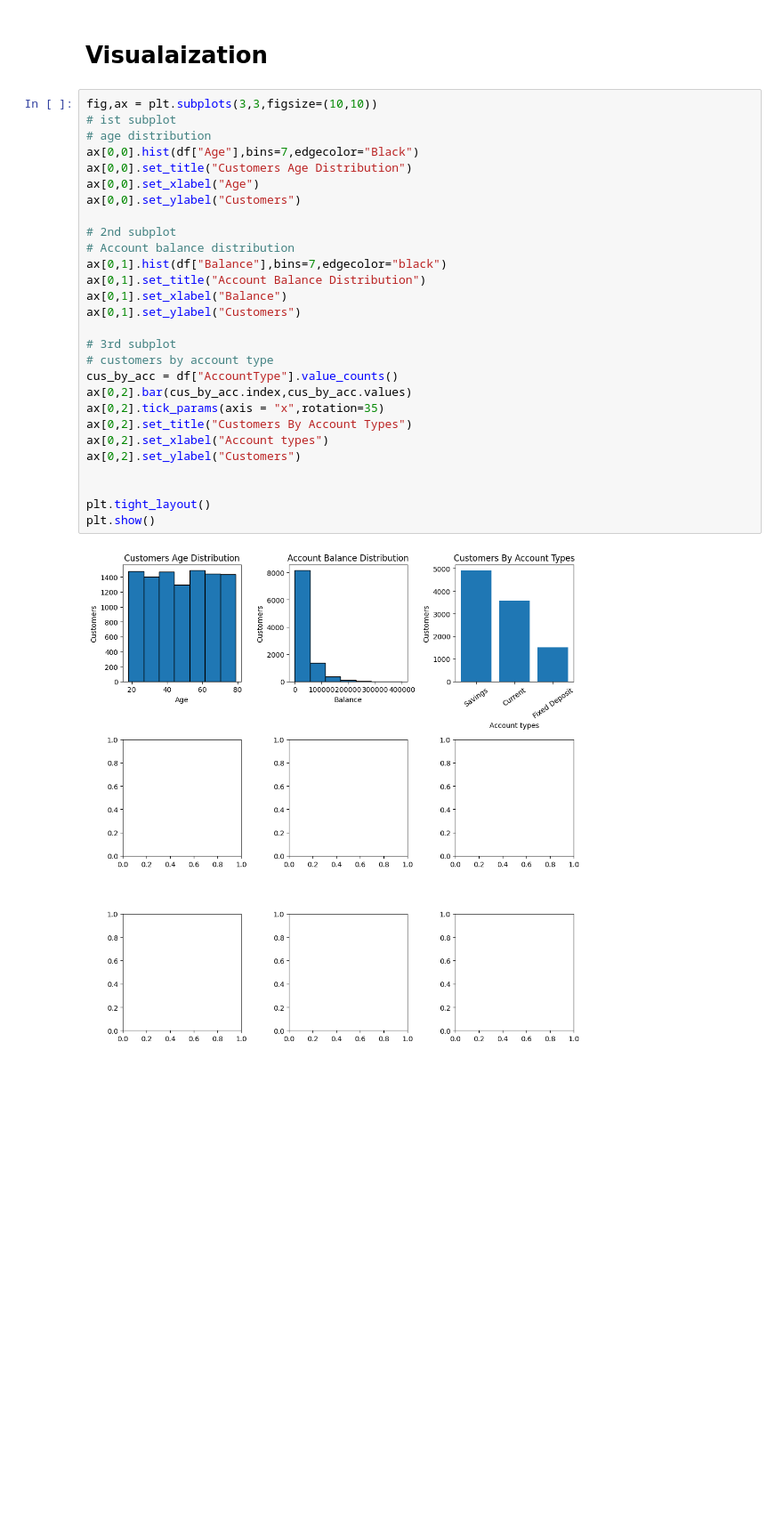
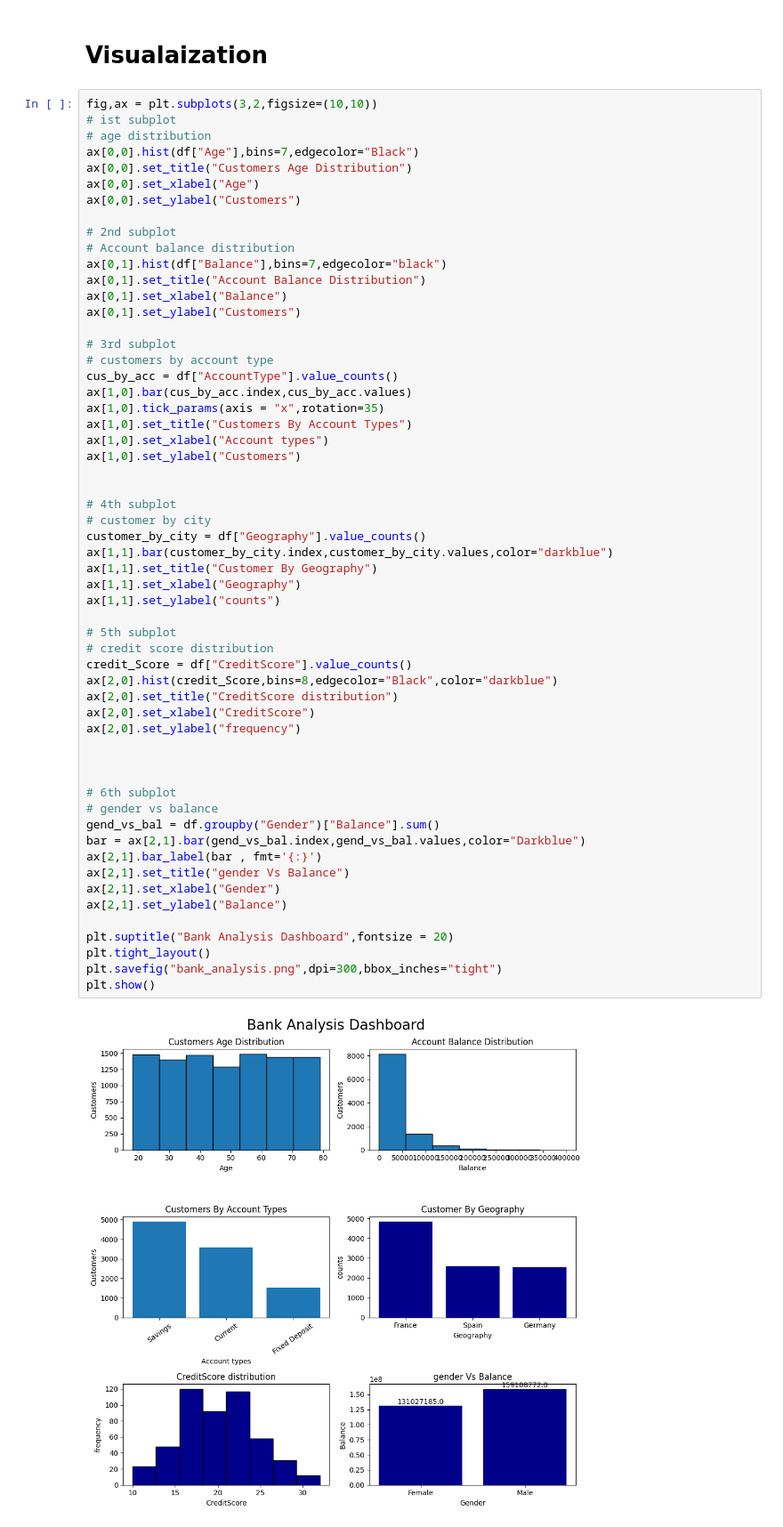
Before and after one commit to Engr-Jawad/Data-Science-Projects, a Jupyter notebook: Bank_Analysis/bank_analysis.ipynb, the cells around one changed output. Shown at 89% size. Saved outputs shown, nothing was run; the diff lists cells and outputs as text; blank space fills up the shorter version.

Commit message:
bank analysis visualaization complete

```diff
--- a/Bank_Analysis/bank_analysis.ipynb
+++ b/Bank_Analysis/bank_analysis.ipynb
@@ -118,32 +118,61 @@ Total number of complaints :  3959
 # %% [markdown]
 # Visualaization
 # %%
-fig,ax = plt.subplots(3,3,figsize=(10,10))
+fig,ax = plt.subplots(3,2,figsize=(10,10))
 # ist subplot
 # age distribution
 ax[0,0].hist(df["Age"],bins=7,edgecolor="Black")
 ax[0,0].set_title("Customers Age Distribution")
 ax[0,0].set_xlabel("Age")
 ax[0,0].set_ylabel("Customers")
 
 # 2nd subplot
 # Account balance distribution
 ax[0,1].hist(df["Balance"],bins=7,edgecolor="black")
 ax[0,1].set_title("Account Balance Distribution")
 ax[0,1].set_xlabel("Balance")
 ax[0,1].set_ylabel("Customers")
 
 # 3rd subplot
 # customers by account type
 cus_by_acc = df["AccountType"].value_counts()
-ax[0,2].bar(cus_by_acc.index,cus_by_acc.values)
-ax[0,2].tick_params(axis = "x",rotation=35)
-ax[0,2].set_title("Customers By Account Types")
-ax[0,2].set_xlabel("Account types")
-ax[0,2].set_ylabel("Customers")
+ax[1,0].bar(cus_by_acc.index,cus_by_acc.values)
+ax[1,0].tick_params(axis = "x",rotation=35)
+ax[1,0].set_title("Customers By Account Types")
+ax[1,0].set_xlabel("Account types")
+ax[1,0].set_ylabel("Customers")
 
 
+# 4th subplot
+# customer by city
+customer_by_city = df["Geography"].value_counts()
+ax[1,1].bar(customer_by_city.index,customer_by_city.values,color="darkblue")
+ax[1,1].set_title("Customer By Geography")
+ax[1,1].set_xlabel("Geography")
+ax[1,1].set_ylabel("counts")
+
+# 5th subplot
+# credit score distribution
+credit_Score = df["CreditScore"].value_counts()
+ax[2,0].hist(credit_Score,bins=8,edgecolor="Black",color="darkblue")
+ax[2,0].set_title("CreditScore distribution")
+ax[2,0].set_xlabel("CreditScore")
+ax[2,0].set_ylabel("frequency")
+
+
+
+# 6th subplot
+# gender vs balance
+gend_vs_bal = df.groupby("Gender")["Balance"].sum()
+bar = ax[2,1].bar(gend_vs_bal.index,gend_vs_bal.values,color="Darkblue")
+ax[2,1].bar_label(bar , fmt='{:}')
+ax[2,1].set_title("gender Vs Balance")
+ax[2,1].set_xlabel("Gender")
+ax[2,1].set_ylabel("Balance")
+
+plt.suptitle("Bank Analysis Dashboard",fontsize = 20)
 plt.tight_layout()
+plt.savefig("bank_analysis.png",dpi=300,bbox_inches="tight")
 plt.show()
 # %% [output]
-[figure, old version]
+[figure, new version]
```
Also changed, not shown: parts of 1 cell of this notebook, 1 other file.
